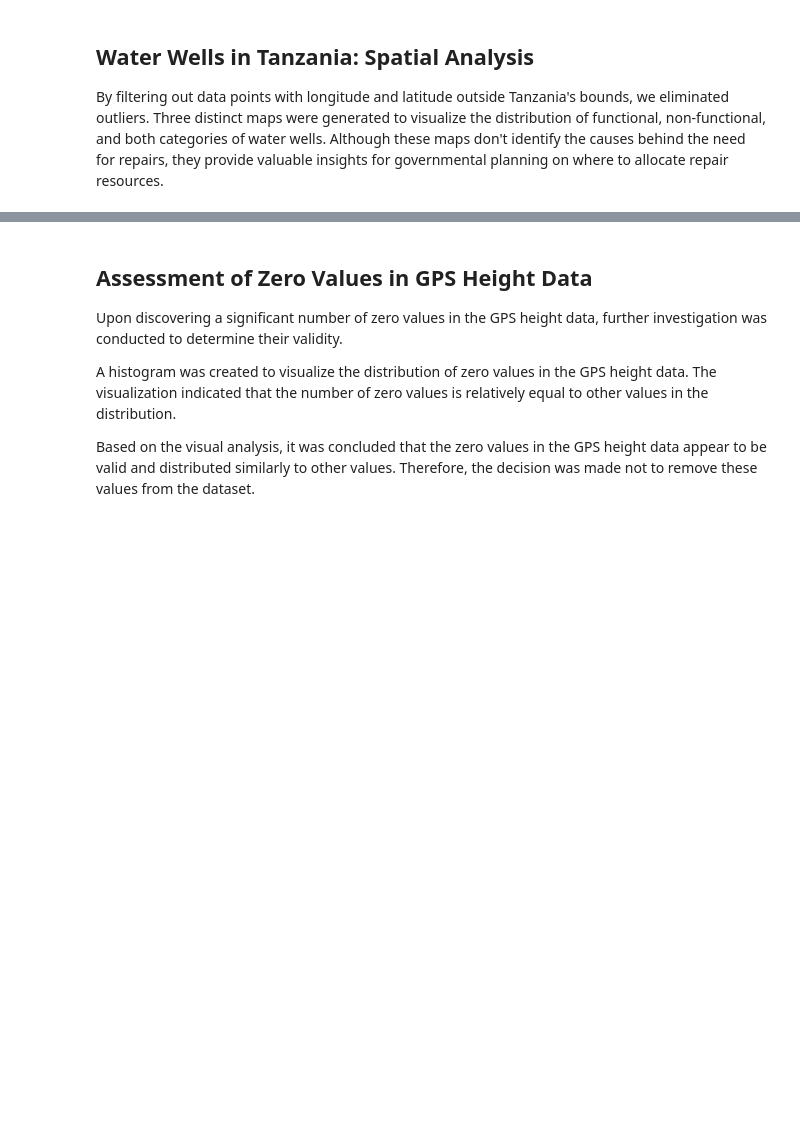
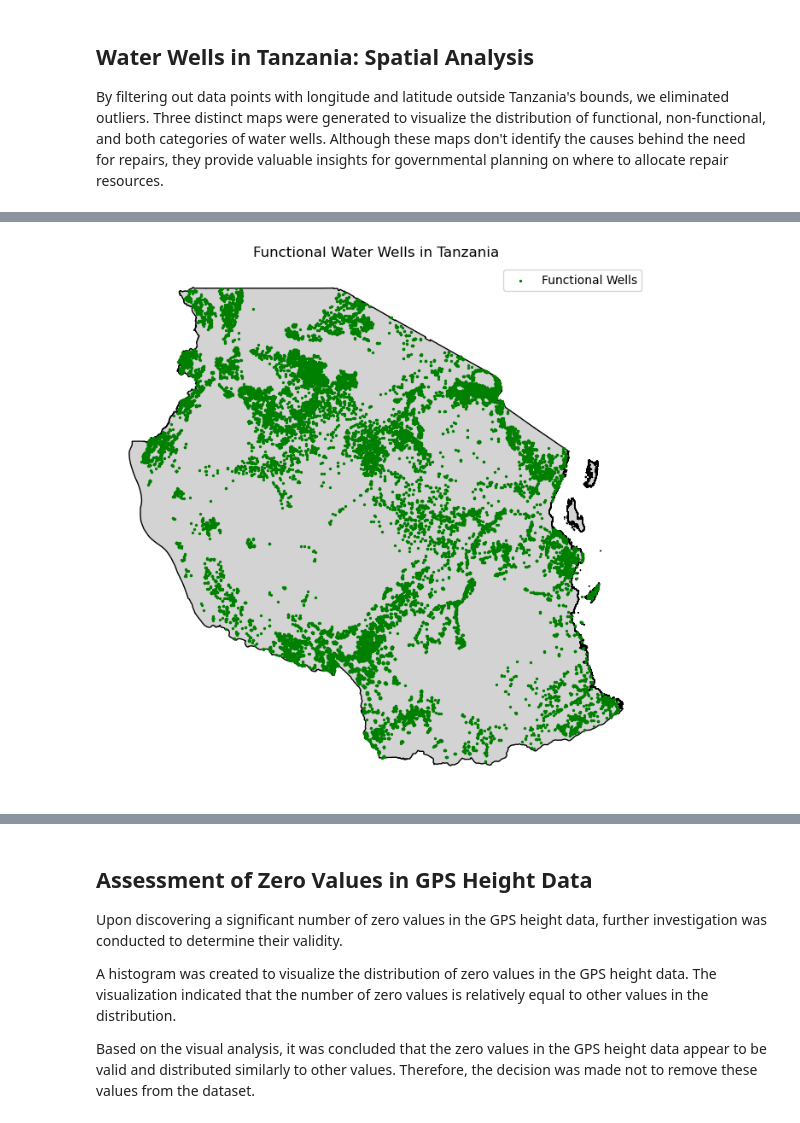
Before and after one commit to jguzzo522/twaterwell, a Jupyter notebook: tanwaterwell.ipynb, the cells around one changed output, grey strips where cells are left out. Drawn from its saved outputs; the diff is of its cells as text; code cells hidden in the pictures; blank space fills up the shorter version.

```diff
--- a/tanwaterwell.ipynb
+++ b/tanwaterwell.ipynb
@@ -826,6 +828,10 @@ def categorize_gps_heightm(height):
         return '1500-2000'
     else:
         return '2000+'
+
+
+# Correctly apply the categorize_gps_heightm function to create the 'gps_height_categorym' column
+merged_data['gps_height_categorym'] = merged_data['gps_height'].apply(categorize_gps_heightm)
 # %% [markdown]
 ## Percentage of Functional and Non-Functional Wells by GPS Height Category
 This chart visualizes the relationship between the functionality of water wells and their GPS height, categorizing wells into functional and non-functional based on their elevation. It employs a stacked bar graph to display the proportions of functional versus non-functional wells across various GPS height categories, illustrating how elevation potentially influences well performance. The visualization aims to provide insights into trends and patterns that might affect water resource management strategies.
@@ -1062,0 +1087,33 @@ plt.show()
+# %%
+import geopandas as gpd
+import matplotlib.pyplot as plt
+
+# Load Tanzania Shapefile
+tanzania_boundary = gpd.read_file('/Users/jguzzo522/Desktop/twaterwell/TZA_adm/TZA_adm0.shp')
+
+# Filter functional wells and select only latitude and longitude columns
+functional_wells = merged_data.loc[merged_data['status_group_binary'] == 1, ['latitude', 'longitude']]
+
+# Create a GeoDataFrame from latitude and longitude
+functional_geo_df = gpd.GeoDataFrame(functional_wells, geometry=gpd.points_from_xy(functional_wells.longitude, functional_wells.latitude))
+
+# Plot Tanzania boundary
+fig, ax = plt.subplots(figsize=(10, 8))
+tanzania_boundary.plot(ax=ax, color='lightgrey', edgecolor='black', linewidth=1)
+
+# Plot functional wells
+functional_geo_df.plot(ax=ax, color='green', markersize=2, label='Functional Wells')
+
+# Set plot title
+ax.set_title('Functional Water Wells in Tanzania')
+
+# Remove axis
+ax.set_axis_off()
+
+# Add legend
+plt.legend()
+
+# Show plot
+plt.show()
+# %% [output]
+[figure, added]
```
Also changed, not shown: parts of 48 cells of this notebook.
